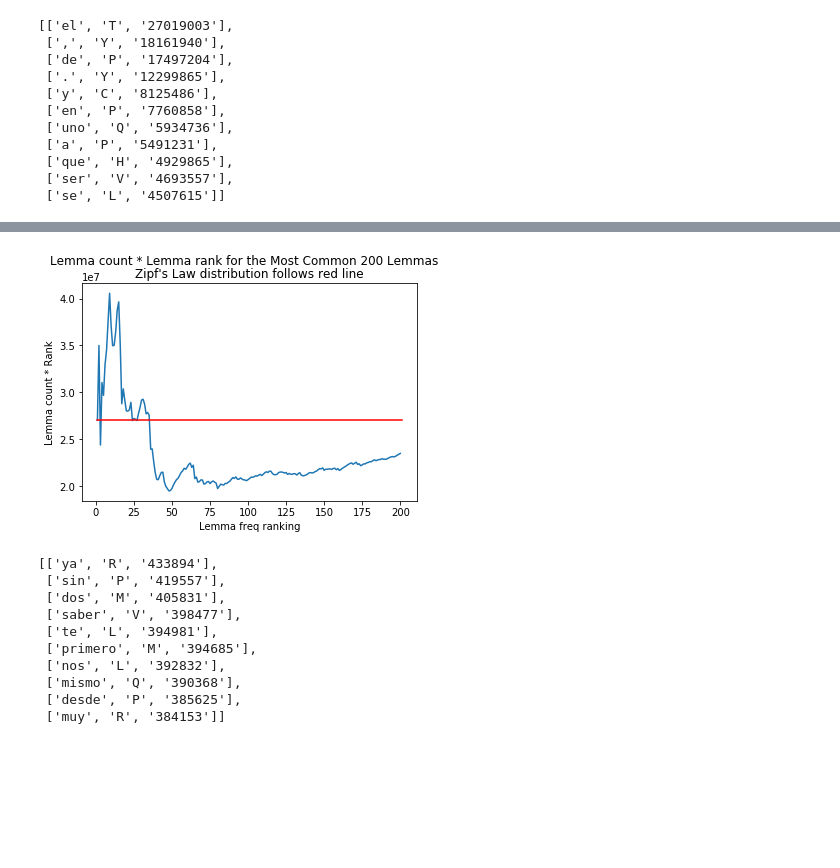
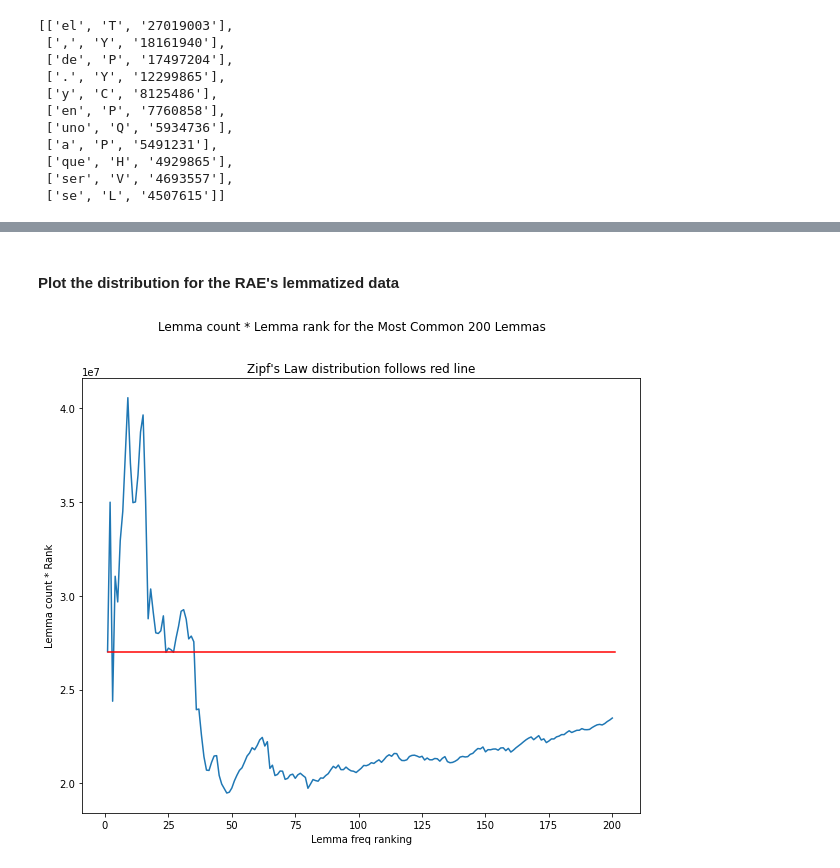
Before and after one commit to ebhtra/gory-graph, a Jupyter notebook: Homework4_2.ipynb, the cells around one changed output, grey strips where cells are left out. Drawn from its saved outputs; the diff is of its cells as text; code cells hidden in the pictures; blank space fills up the shorter version.

```diff
--- a/Homework4_2.ipynb
+++ b/Homework4_2.ipynb
@@ -191,22 +321,12 @@ top1000[:11]
+# %% [markdown]
+#### Plot the distribution for the RAE's lemmatized data
 # %%
+plt.figure(figsize = (10, 8))
 plt.plot(range(1,201), [(rank+1) * int(lemma[2]) for rank, lemma in enumerate(top1000[:200])])
 plt.plot((1,201),(int(top1000[0][2]), int(top1000[0][2])), color='r')
 plt.suptitle("Lemma count * Lemma rank for the Most Common 200 Lemmas")
 plt.title("Zipf's Law distribution follows red line")
 plt.xlabel('Lemma freq ranking')
 plt.ylabel('Lemma count * Rank');
 # %% [output]
-[figure, old version]
+[figure, new version]
-# %%
-top1000[45:55]
-# %% [output]
-[['ya', 'R', '433894'],
- ['sin', 'P', '419557'],
- ['dos', 'M', '405831'],
- ['saber', 'V', '398477'],
- ['te', 'L', '394981'],
- ['primero', 'M', '394685'],
- ['nos', 'L', '392832'],
- ['mismo', 'Q', '390368'],
- ['desde', 'P', '385625'],
- ['muy', 'R', '384153']]
```
Also changed, not shown: parts of 50 cells of this notebook, 2 other files.
